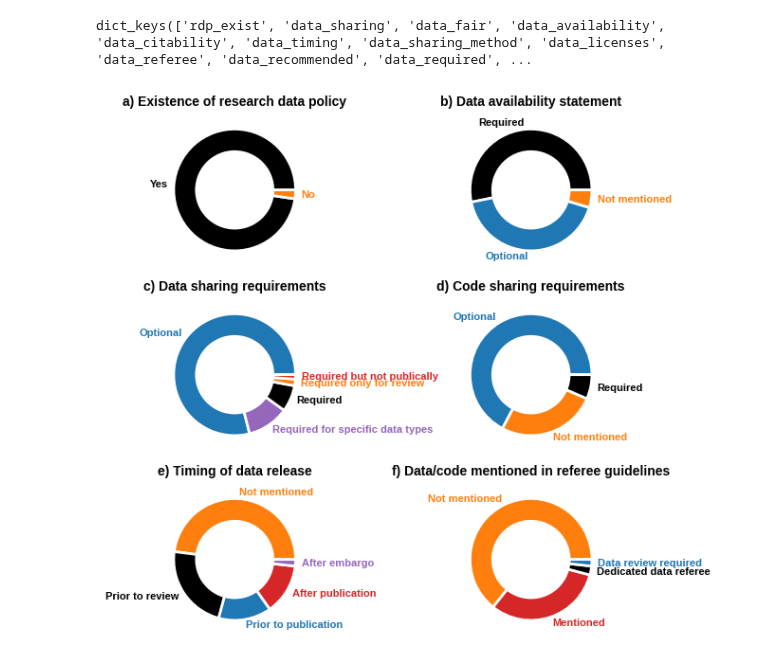
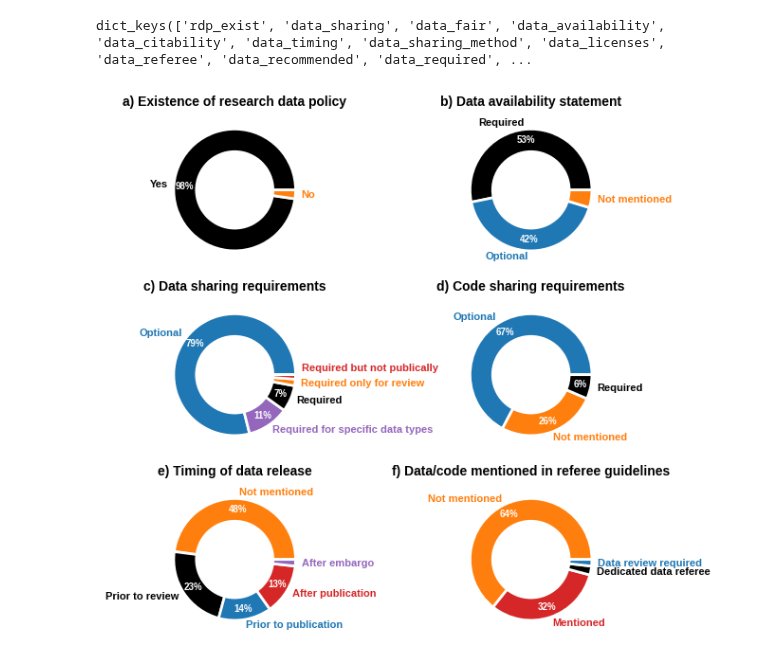
Before and after one commit to daemoncost/Journal-Research-Data-Policy, a Jupyter notebook: notebooks/exploration/analysis_data_sharing_requirements.ipynb, the cells around one changed output. Drawn from its saved outputs; the diff is of its cells as text; code cells hidden in the pictures.

Commit message:
add percentages and fix overlapping texts

```diff
--- a/notebooks/exploration/analysis_data_sharing_requirements.ipynb
+++ b/notebooks/exploration/analysis_data_sharing_requirements.ipynb
@@ -180,34 +180,62 @@ for ind, question in enumerate(["rdp_exist", "data_availability", "data_sharing"
     labels = []
     colors = []
     for key in list(counts.index):
         labels.append(label_dict[key.lower()])
         colors.append(color_dict[key.lower()])
         #print(f"Question: {key}, Answer: {label_dict[key.lower()]}, count: {counts[key]/sum(counts)*100}")
 
     #wedges, texts, autotexts = plt.pie(counts, labels=labels, autopct='%1.1f%%')
 
     wedges, texts = plt.pie(counts,
                             labels=labels,
                             colors=colors,
                             wedgeprops = {"edgecolor" : "white",
                             'linewidth': 2,
                             'antialiased': True},
                             #autopct='%1.1f%%',
                             )
 
     ### Add a hole in the pie
     hole = plt.Circle((0, 0), 0.65, facecolor='white')
     plt.gcf().gca().add_artist(hole)
 
     for text, color in zip(texts, colors):
         text.set_color(color)
 
+    # Adjust position for overlapping labels in data_sharing chart
+    if question == "data_sharing":
+        for text in texts:
+            if text.get_text() == "Required but not publically":
+                # Move this label down a bit to avoid overlap
+                x, y = text.get_position()
+                text.set_position((x, y + 0.15))
+
+    # Add percentage labels inside the wedges
+    total = sum(counts)
+    for i, (wedge, count) in enumerate(zip(wedges, counts)):
+        # Calculate the angle for positioning the text
+        angle = (wedge.theta2 + wedge.theta1) / 2
+        # Position at 0.82 radius (between hole at 0.65 and edge at 1.0)
+        x = 0.82 * np.cos(np.radians(angle))
+        y = 0.82 * np.sin(np.radians(angle))
+        # Calculate percentage
+        pct = count / total * 100
+        # Only show percentage if wedge is large enough (> 5%)
+        if pct > 5:
+            plt.annotate(f'{pct:.0f}%',
+                        xy=(x, y),
+                        ha='center',
+                        va='center',
+                        fontsize=7,
+                        fontweight='bold',
+                        color='white')
+
     plt.title(title_dict[question])
     plt.tight_layout()
 
 fig.savefig("../../data/processed/data_sharing_requirements.pdf")
 # %% [output]
-[figure, old version]
+[figure, new version]
 # %%
 for ind, question in enumerate(["rdp_exist", "data_availability", "data_sharing", "code_required", "data_timing", "data_referee"]):
     counts = count_dict[question]
```
Also changed, not shown: parts of 3 cells of this notebook, 1 other file.
